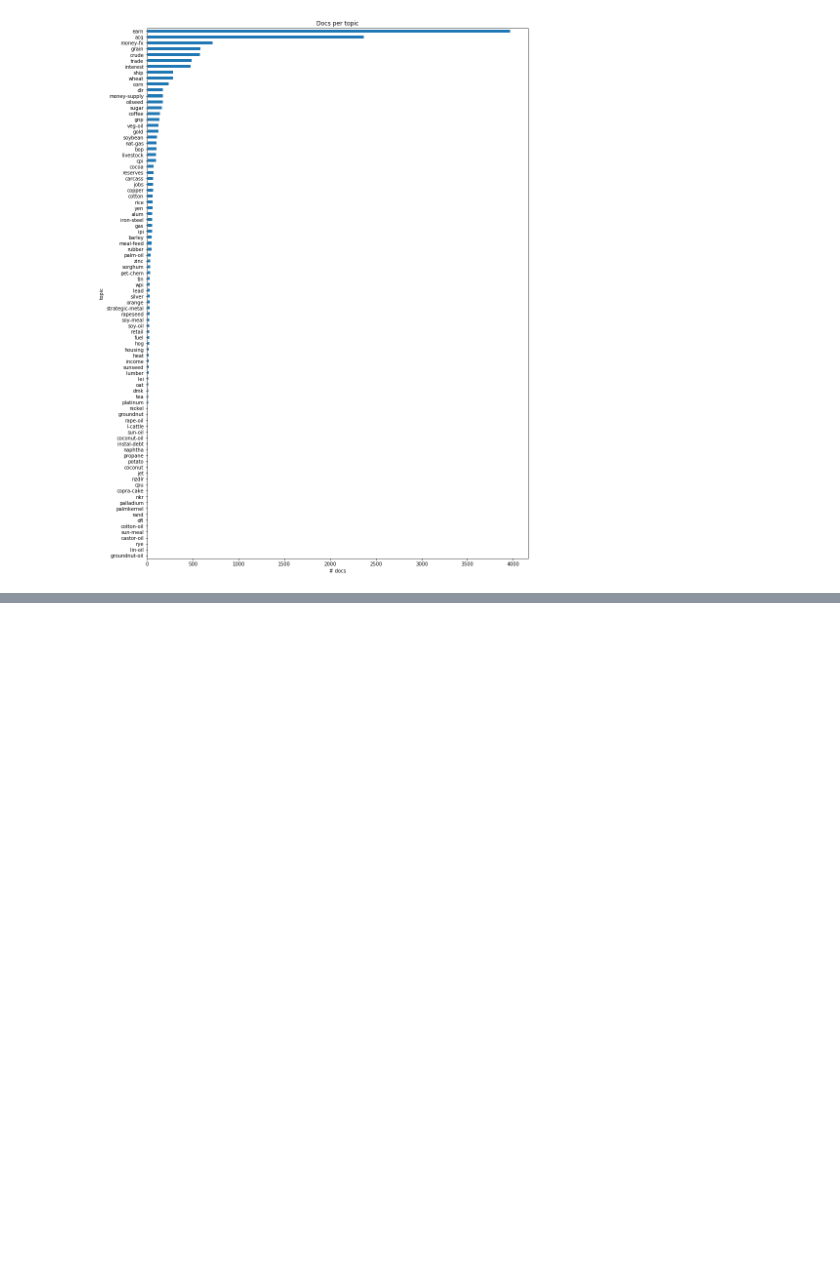
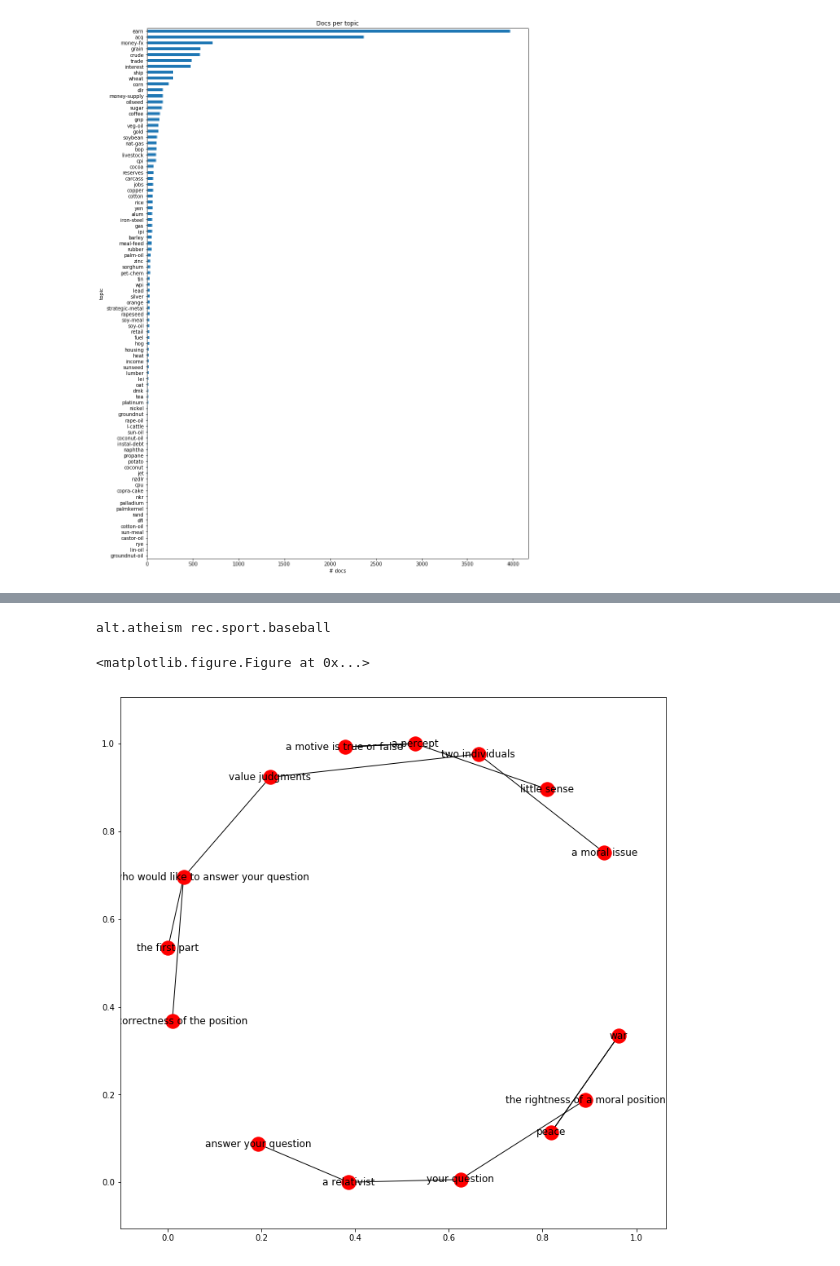
Before and after one commit to davidgengenbach/bachelor-thesis, a Jupyter notebook: code/dump.ipynb, the cells around one changed output, grey strips where cells are left out. Drawn from its saved outputs; the diff is of its cells as text; code cells hidden in the pictures; blank space fills up the shorter version.

```diff
--- a/code/dump.ipynb
+++ b/code/dump.ipynb
@@ -243,0 +268,18 @@ dataset_helper.get_all_available_dataset_names()
+# %%
+import graph_helper
+import networkx as nx
+X, Y = graph_helper.get_graphs_from_folder('data/graphs/ng20-single')
+# %%
+import dataset_helper
+(X_d, Y_d), _ = dataset_helper.split_dataset(*dataset_helper.get_dataset('ng20'), train_size = 1.0)
+print(Y[0], Y_d[0])
+# %% [output]
+alt.atheism rec.sport.baseball
+# %%
+import matplotlib.pyplot as plt
+plt.figure(figsize = (12, 12))
+nx.draw_networkx(X[0])
+plt.show()
+# %% [output]
+<matplotlib.figure.Figure at 0x...>
+[figure, added]
```
Also changed, not shown: parts of 4 cells of this notebook, 5 other files.
